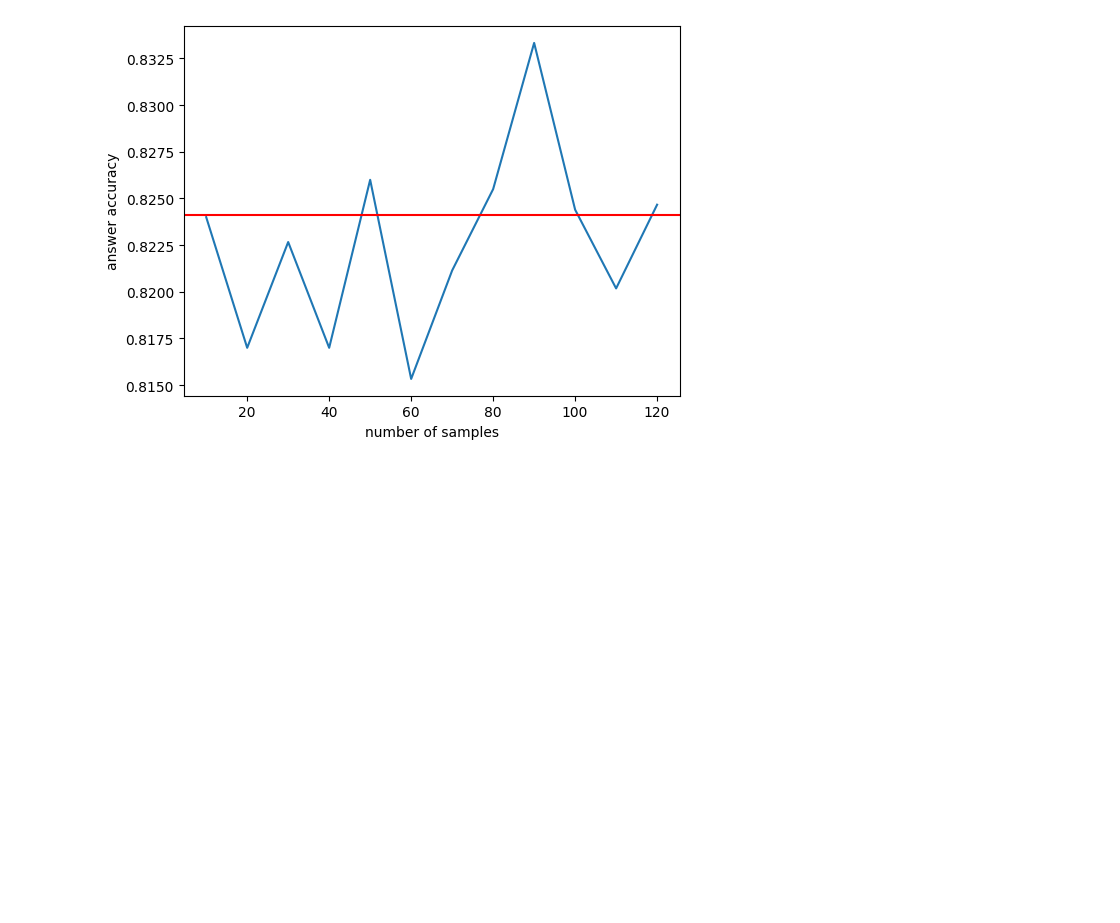
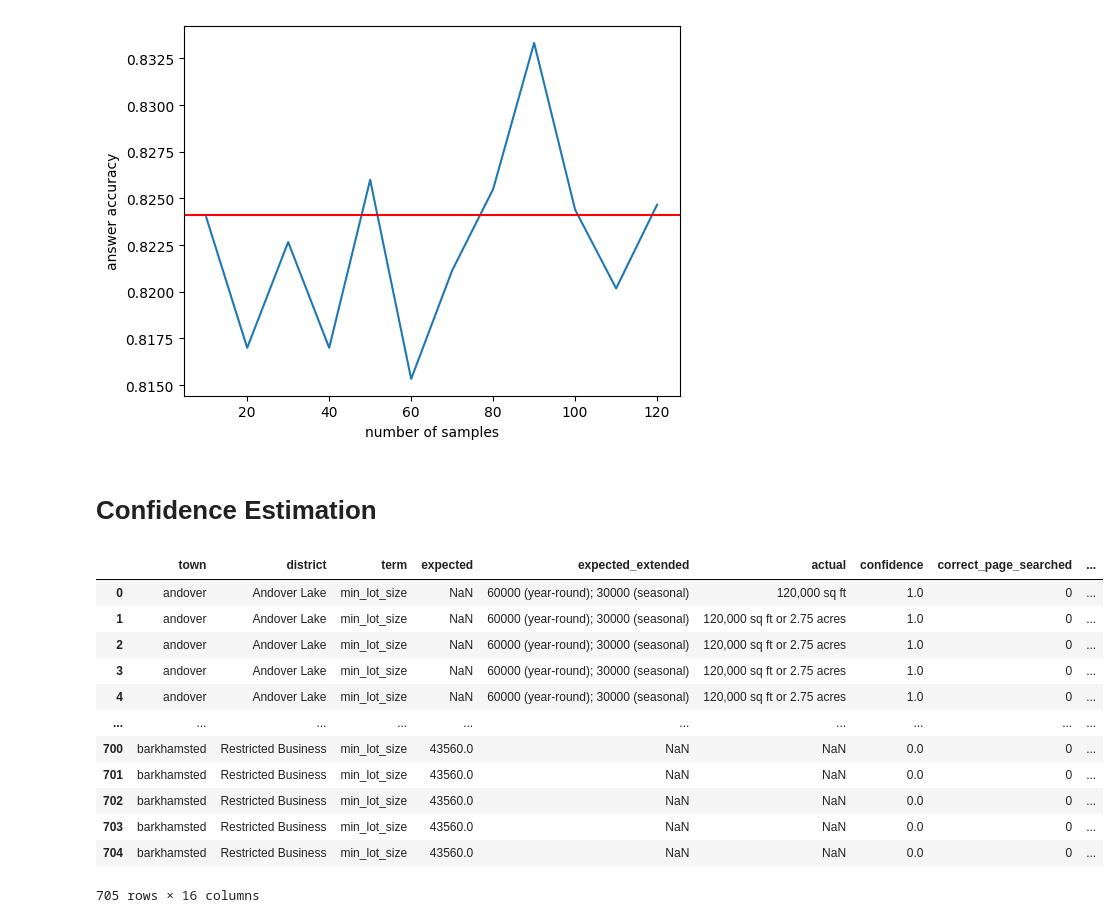
Before and after one commit to National-Zoning-Atlas/zoning-gpt, a Jupyter notebook: eeshakhanna/eval_diagnose.ipynb, the cells around one changed output. Drawn from its saved outputs; the diff is of its cells as text; code cells hidden in the pictures; blank space fills up the shorter version.

```diff
--- a/eeshakhanna/eval_diagnose.ipynb
+++ b/eeshakhanna/eval_diagnose.ipynb
@@ -147,3 +147,21 @@ plt.ylabel('answer accuracy')
 # %% [output]
 Text(0, 0.5, 'answer accuracy')
 [figure]
+# %% [markdown]
+# Confidence Estimation
+# %%
+df
+# %% [output]
+|  | town | district | term | expected | expected_extended | actual | confidence | correct_page_searched | ... |
+| 0 | andover | Andover Lake | min_lot_size | NaN | 60000 (year-round); 30000 (seasonal) | 120,000 sq ft | 1.0 | 0 | ... |
+| 1 | andover | Andover Lake | min_lot_size | NaN | 60000 (year-round); 30000 (seasonal) | 120,000 sq ft or 2.75 acres | 1.0 | 0 | ... |
+| 2 | andover | Andover Lake | min_lot_size | NaN | 60000 (year-round); 30000 (seasonal) | 120,000 sq ft or 2.75 acres | 1.0 | 0 | ... |
+| 3 | andover | Andover Lake | min_lot_size | NaN | 60000 (year-round); 30000 (seasonal) | 120,000 sq ft or 2.75 acres | 1.0 | 0 | ... |
+| 4 | andover | Andover Lake | min_lot_size | NaN | 60000 (year-round); 30000 (seasonal) | 120,000 sq ft or 2.75 acres | 1.0 | 0 | ... |
+| ... | ... | ... | ... | ... | ... | ... | ... | ... | ... |
+| 700 | barkhamsted | Restricted Business | min_lot_size | 43560.0 | NaN | NaN | 0.0 | 0 | ... |
+| 701 | barkhamsted | Restricted Business | min_lot_size | 43560.0 | NaN | NaN | 0.0 | 0 | ... |
+| 702 | barkhamsted | Restricted Business | min_lot_size | 43560.0 | NaN | NaN | 0.0 | 0 | ... |
+| 703 | barkhamsted | Restricted Business | min_lot_size | 43560.0 | NaN | NaN | 0.0 | 0 | ... |
+| 704 | barkhamsted | Restricted Business | min_lot_size | 43560.0 | NaN | NaN | 0.0 | 0 | ... |
+705 rows × 16 columns
```
Also changed, not shown: parts of 4 cells of this notebook, 4 other files.
